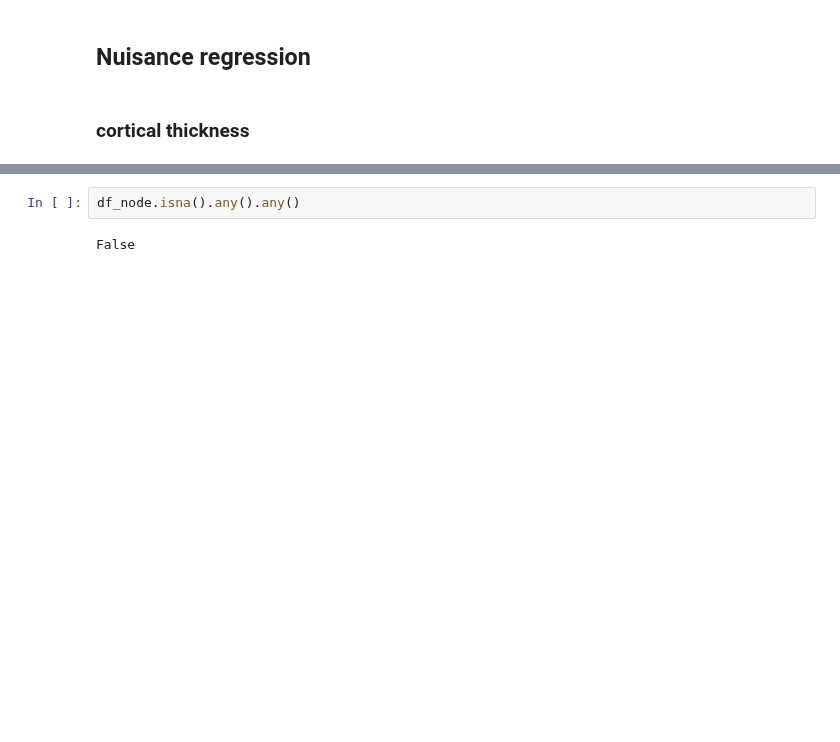
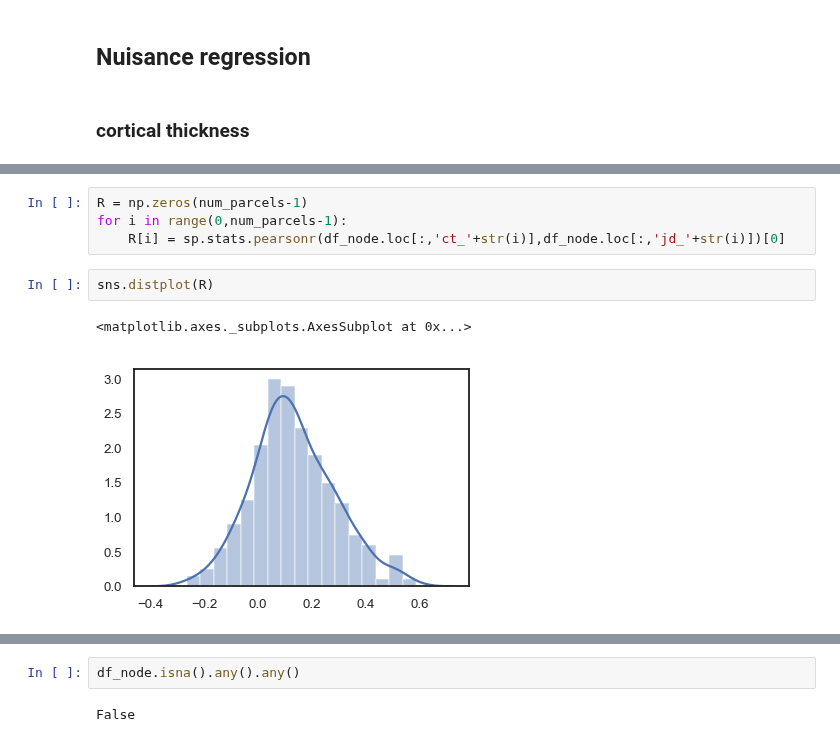
Before and after one commit to lindenmp/normative_neurodev_cs_t1, a Jupyter notebook: code/clean_node_metrics.ipynb, the cells around one changed output, grey strips where cells are left out. Cells and saved outputs as stored; diff of their text form; blank space fills up the shorter version.

```diff
--- a/code/clean_node_metrics.ipynb
+++ b/code/clean_node_metrics.ipynb
@@ -208,0 +198,9 @@ f.ax_joint.collections[0].set_alpha(0)
+# %%
+R = np.zeros(num_parcels-1)
+for i in range(0,num_parcels-1):
+    R[i] = sp.stats.pearsonr(df_node.loc[:,'ct_'+str(i)],df_node.loc[:,'jd_'+str(i)])[0]
+# %%
+sns.distplot(R)
+# %% [output]
+<matplotlib.axes._subplots.AxesSubplot at 0x...>
+[figure, added]
```
Also changed, not shown: parts of 16 cells of this notebook, 1 other file.
